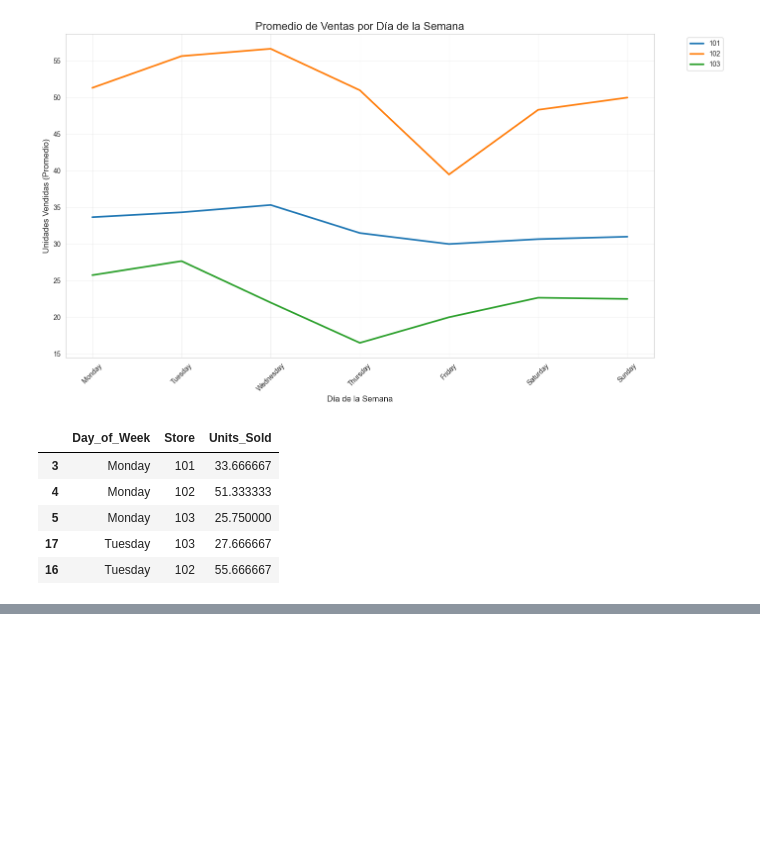
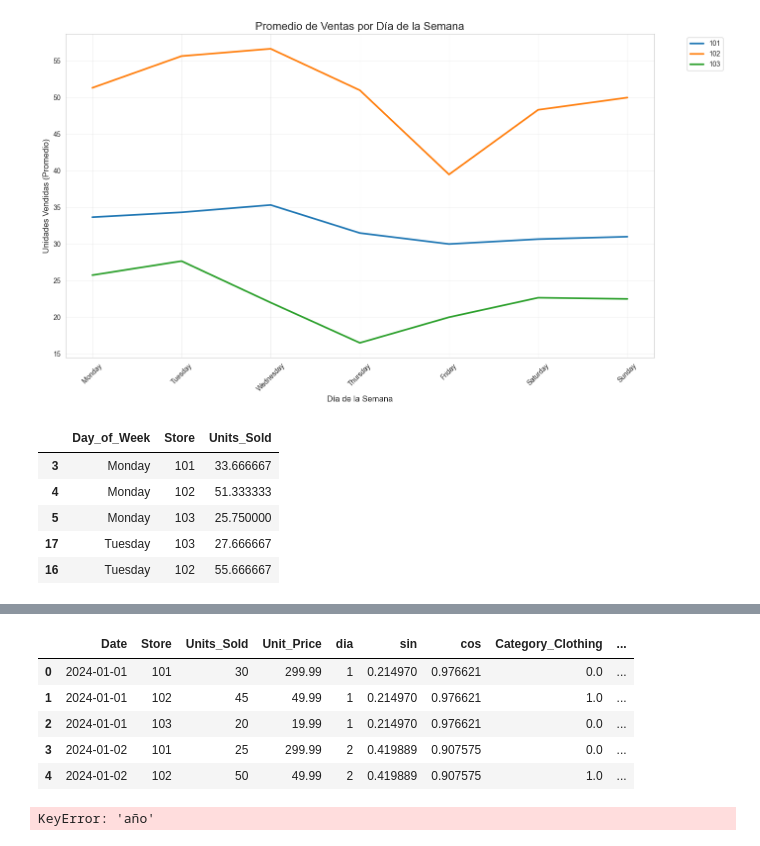
Before and after one commit to nicoherza-pascu/Club_IA-2, a Jupyter notebook: practica.ipynb, the cells around one changed output, grey strips where cells are left out. Cells and saved outputs as stored; diff of their text form; code cells hidden in the pictures; blank space fills up the shorter version.

```diff
--- a/practica.ipynb
+++ b/practica.ipynb
@@ -377,10 +393,10 @@ fig = px.line(df_ordenado_asc, x='Date', y='Units_Sold', color='Category', title
 fig.show()
 # %%
 # Convertir la columna 'Date' a días de la semana
-df['Day_of_Week'] = df['Date'].dt.day_name()
+df_ordenado_asc['Day_of_Week'] = df_ordenado_asc['Date'].dt.day_name()
 
 # Mostrar todos los datos
-print(df)
+print(df_ordenado_asc)
 # %% [output]
          Date  Store     Category  Units_Sold  Unit_Price Day_of_Week
 0  2024-01-01    101  Electronics          30      299.99      Monday
@@ -548,3 +583,12 @@ df_encoded.head()
 | 2 | 2024-01-01 | 103 | 20 | 19.99 | 0.0 | 0.0 | ... |
 | 3 | 2024-01-02 | 101 | 25 | 299.99 | 0.0 | 1.0 | ... |
 | 4 | 2024-01-02 | 102 | 50 | 49.99 | 1.0 | 0.0 | ... |
+# %%
+df_ordenado_asc['año'] = df_ordenado_asc['Date'].dt.year
+df_ordenado_asc['mes'] = df_ordenado_asc['Date'].dt.month
+df_ordenado_asc['dia'] = df_ordenado_asc['Date'].dt.day
+df_ordenado_asc['día_semana'] = df_ordenado_asc['Date'].dt.weekday  # Lunes=0, Domingo=6
+df_ordenado_asc['semana'] = df_ordenado_asc['Date'].dt.isocalendar().week
+df_ordenado_asc['trimestre'] = df_ordenado_asc['Date'].dt.quarter
+df_ordenado_asc['día_año'] = df['Date'].dt.dayofyear
+df_ordenado_asc['fin_de_semana'] = df_ordenado_asc['Date'].dt.weekday >= 5  # True si es sábado o domingo
@@ -550,0 +597,5 @@ df_encoded.head()
+# %%
+import numpy as np
+
+df_ordenado_asc['sin'] = np.sin(2 * np.pi * df_ordenado_asc['dia'] / 29)  # Ciclo mensual
+df_ordenado_asc['cos'] = np.cos(2 * np.pi * df_ordenado_asc['dia'] / 29)  # Ciclo mensual
@@ -550,0 +622,30 @@ df_encoded.head()
+# %%
+import pandas as pd
+from sklearn.preprocessing import OneHotEncoder
+
+categorical_columns = df_ordenado_asc.select_dtypes(include=['object']).columns.tolist()
+encoder = OneHotEncoder(sparse_output=False)
+
+one_hot_encoded = encoder.fit_transform(df_ordenado_asc[categorical_columns])
+
+one_hot_df = pd.DataFrame(one_hot_encoded, columns=encoder.get_feature_names_out(categorical_columns))
+
+df_encoded = pd.concat([df_ordenado_asc, one_hot_df], axis=1)
+
+df_encoded = df_encoded.drop(categorical_columns, axis=1)
+df_encoded.head()
+# %% [output]
+|  | Date | Store | Units_Sold | Unit_Price | dia | sin | cos | Category_Clothing | ... |
+| 0 | 2024-01-01 | 101 | 30 | 299.99 | 1 | 0.214970 | 0.976621 | 0.0 | ... |
+| 1 | 2024-01-01 | 102 | 45 | 49.99 | 1 | 0.214970 | 0.976621 | 1.0 | ... |
+| 2 | 2024-01-01 | 103 | 20 | 19.99 | 1 | 0.214970 | 0.976621 | 0.0 | ... |
+| 3 | 2024-01-02 | 101 | 25 | 299.99 | 2 | 0.419889 | 0.907575 | 0.0 | ... |
+| 4 | 2024-01-02 | 102 | 50 | 49.99 | 2 | 0.419889 | 0.907575 | 1.0 | ... |
+# %%
+del df_ordenado_asc['año']
+del df_ordenado_asc['mes']
+del df_ordenado_asc['día_semana']
+del df_ordenado_asc['semana']
+del df_ordenado_asc['trimestre']
+# %% [output]
+KeyError: 'año'
```
Also changed, not shown: parts of 14 cells of this notebook.
